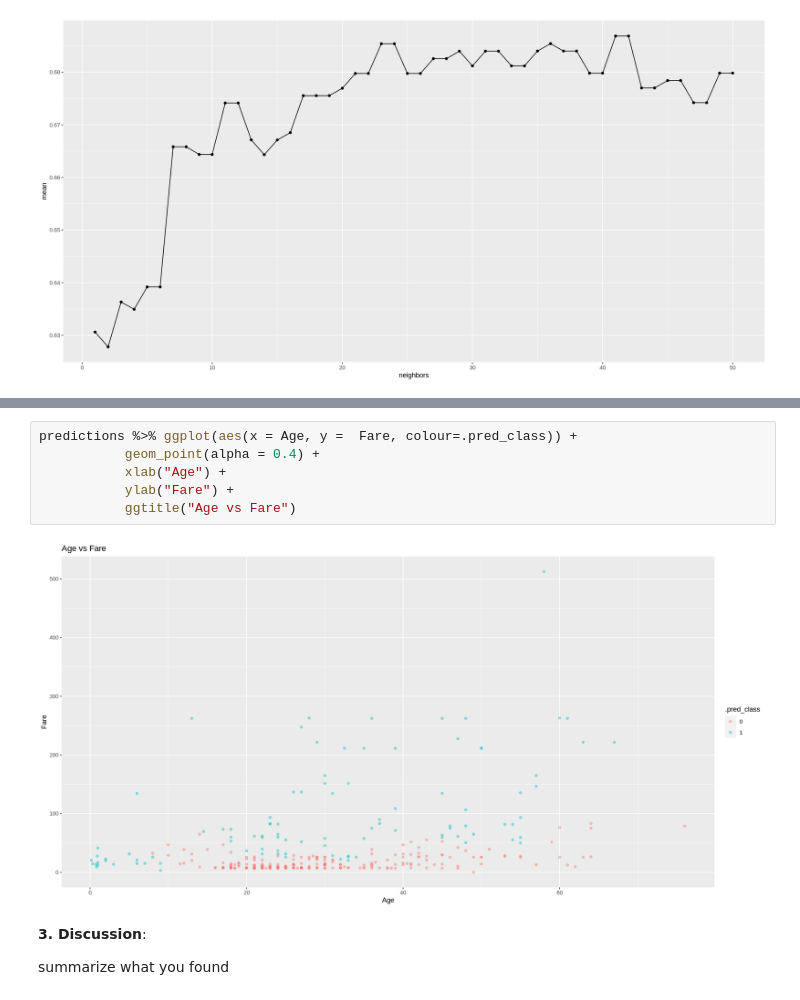
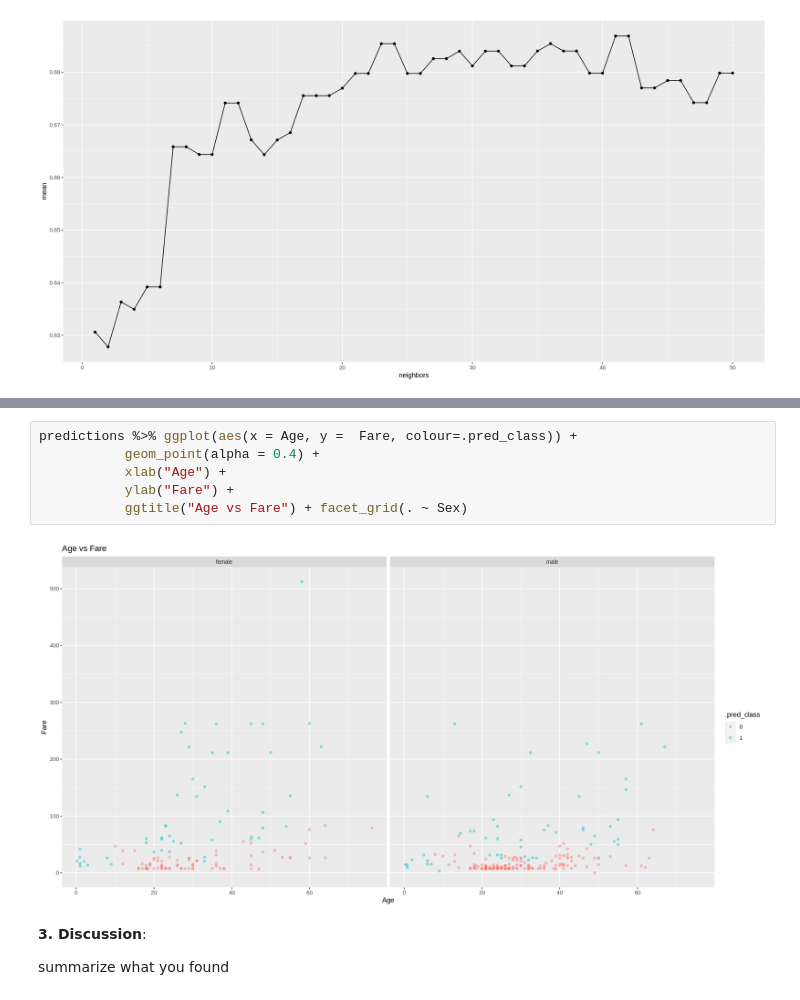
Before and after one commit to GZolla/dsci100, a Jupyter notebook: Project.ipynb, the cells around one changed output, grey strips where cells are left out. Drawn from its saved outputs; the diff is of its cells as text.

```diff
--- a/Project.ipynb
+++ b/Project.ipynb
@@ -130,11 +136,11 @@ cols(
 # %%
 predictions %>% ggplot(aes(x = Age, y =  Fare, colour=.pred_class)) +
            geom_point(alpha = 0.4) +
            xlab("Age") +
            ylab("Fare") +
-           ggtitle("Age vs Fare")
+           ggtitle("Age vs Fare") + facet_grid(. ~ Sex)
 # %% [output]
-[figure, old version]
+[figure, new version]
 # %% [markdown]
 **3. Discussion**:
 
```
Also changed, not shown: parts of 6 cells of this notebook.
